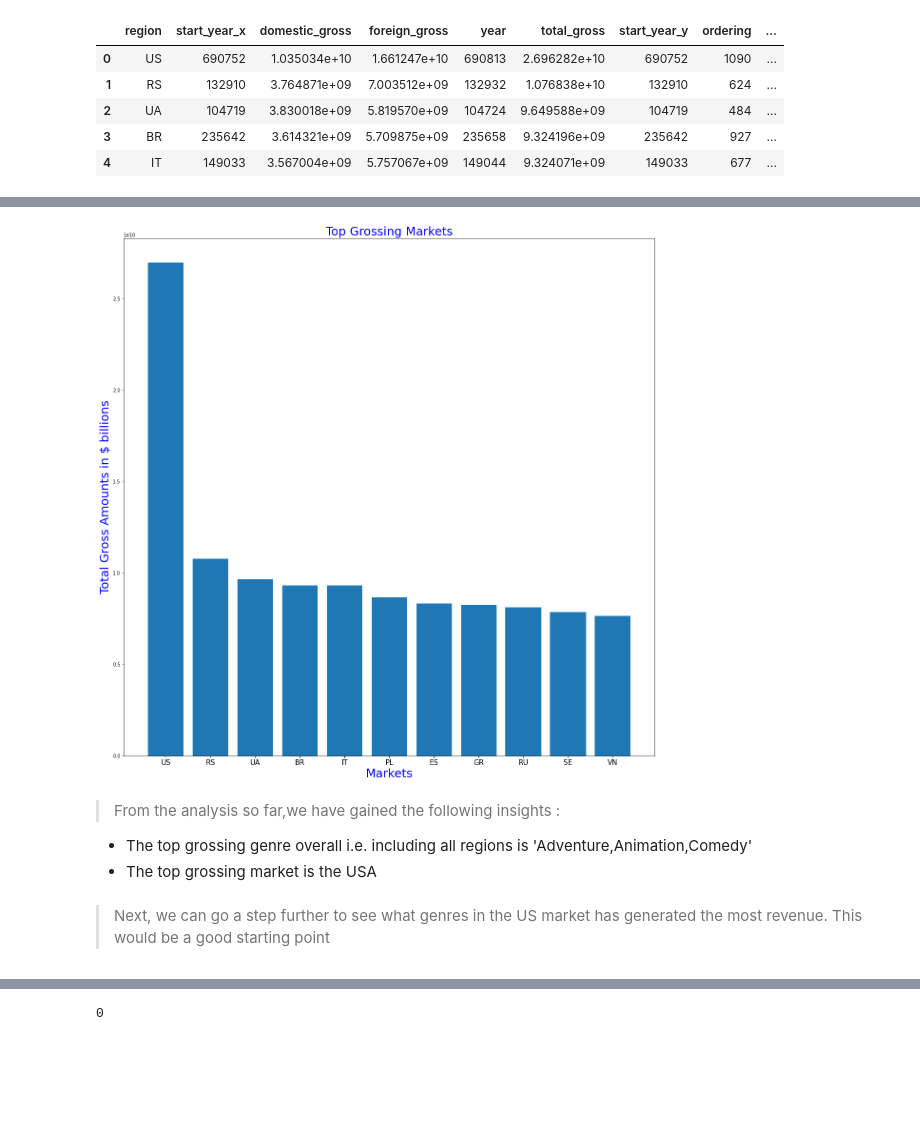
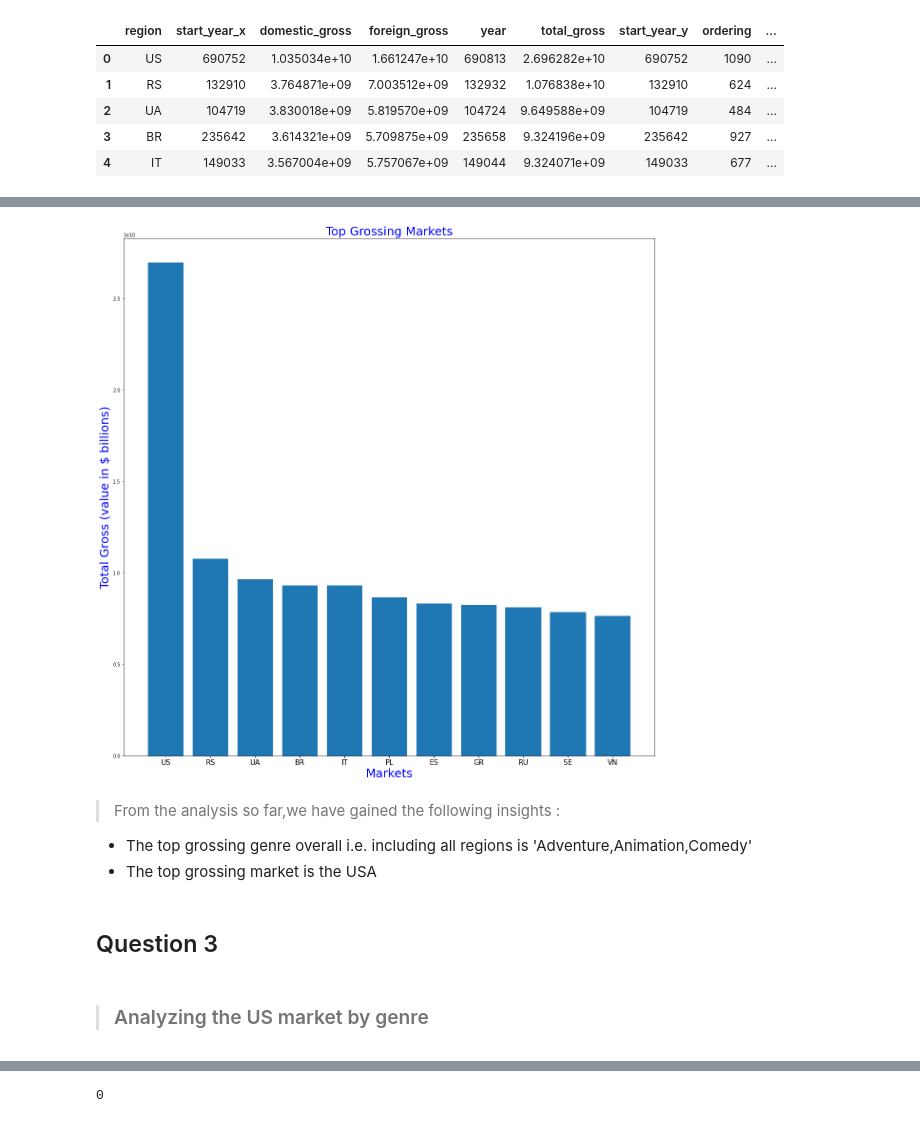
Before and after one commit to rahulakrish/movie_studio_recommendation, a Jupyter notebook: project_notebook.ipynb, the cells around one changed output, grey strips where cells are left out. Drawn from its saved outputs; the diff is of its cells as text; code cells hidden in the pictures; blank space fills up the shorter version.

```diff
--- a/project_notebook.ipynb
+++ b/project_notebook.ipynb
@@ -438,7 +419,7 @@ ax.ticklabel_format(axis = 'y', style = 'plain') # supressing scientific notatio
 ax.yaxis.set_major_formatter(FuncFormatter(billions_formatter))
 ax.set_title('Top 10 Genres by Gross Amounts', fontdict = {'fontsize' : 25, 'color' :'blue'})
 ax.set_xlabel('Genres', fontdict = {'fontsize' : 25, 'color' :'blue'})
-ax.set_ylabel('Total Gross in $ billions', fontdict = {'fontsize' : 25, 'color' :'blue'})
+ax.set_ylabel('Total Gross (values in $ billions)', fontdict = {'fontsize' : 25, 'color' :'blue'})
 
 plt.show()
 # %% [output]
@@ -509,3 +492,7 @@ df_markets.head()
 | 2 | UA | 104719 | 3.830018e+09 | 5.819570e+09 | 104724 | 9.649588e+09 | 104719 | 484 | ... |
 | 3 | BR | 235642 | 3.614321e+09 | 5.709875e+09 | 235658 | 9.324196e+09 | 235642 | 927 | ... |
 | 4 | IT | 149033 | 3.567004e+09 | 5.757067e+09 | 149044 | 9.324071e+09 | 149033 | 677 | ... |
+# %%
+# sorting total_gross in descending order
+df_markets.sort_values(by = ['total_gross'], ascending = False, inplace = True, ignore_index = True)
+df_markets.head()
@@ -512,24 +506,26 @@ df_markets.head()
 # %%
 # plotting the markets vs total_gross to see which markets generate the most revenue
 
 
 fig1, ax1 = plt.subplots(figsize = (20,20))
 
 ax1.bar(x = df_markets.loc[:10, 'region'], height = df_markets.loc[:10, 'total_gross'])# specifying only the first 10 rows
 ax1.tick_params(axis = 'x', labelsize = 15)# formatting the x axis labels
 ax.yaxis.set_major_formatter(FuncFormatter(billions_formatter))
 ax1.set_title('Top Grossing Markets', fontdict = {'fontsize' : 25, 'color' :'blue'})
 ax1.set_xlabel('Markets', fontdict = {'fontsize' : 25, 'color' :'blue'} )
-ax1.set_ylabel('Total Gross Amounts in $ billions', fontdict = {'fontsize' : 25, 'color' :'blue'})
+ax1.set_ylabel('Total Gross (value in $ billions)', fontdict = {'fontsize' : 25, 'color' :'blue'})
 plt.show()
 # %% [output]
-[figure, old version]
+[figure, new version]
 # %% [markdown]
 > From the analysis so far,we have gained the following insights :
   - The top grossing genre overall i.e. including all regions is 'Adventure,Animation,Comedy'
   - The top grossing market is the USA
-# %% [markdown]
-> Next, we can go a step further to see what genres in the US market has generated the most revenue. This would be a good starting point
+# %% [markdown]
+## Question 3
+# %% [markdown]
+> ### Analyzing the US market by genre
 # %%
 # creating a new slice of from the movie_markets_gross df by filtering out only the US market
 us_market = movie_markets_gross.loc[movie_markets_gross['region'] == 'US']
```
Also changed, not shown: parts of 38 cells of this notebook.
